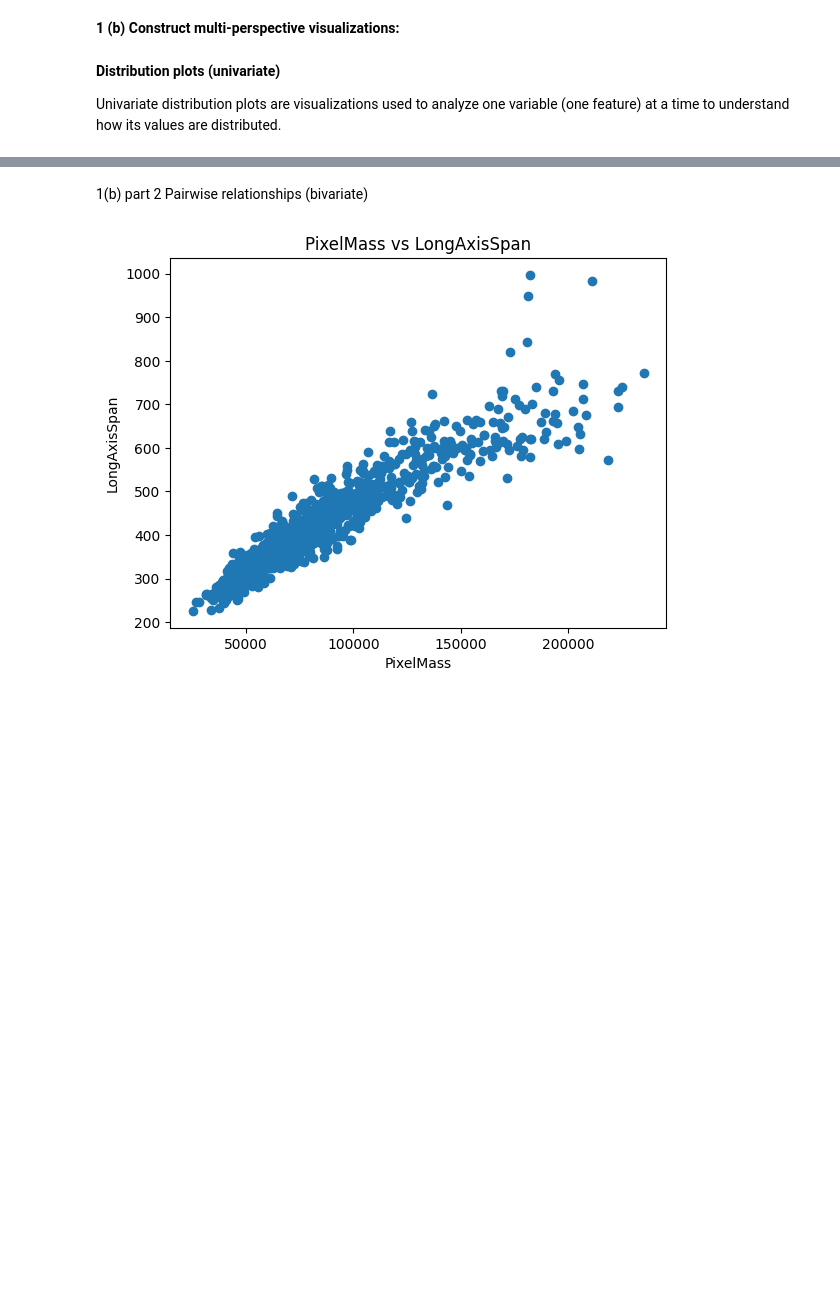
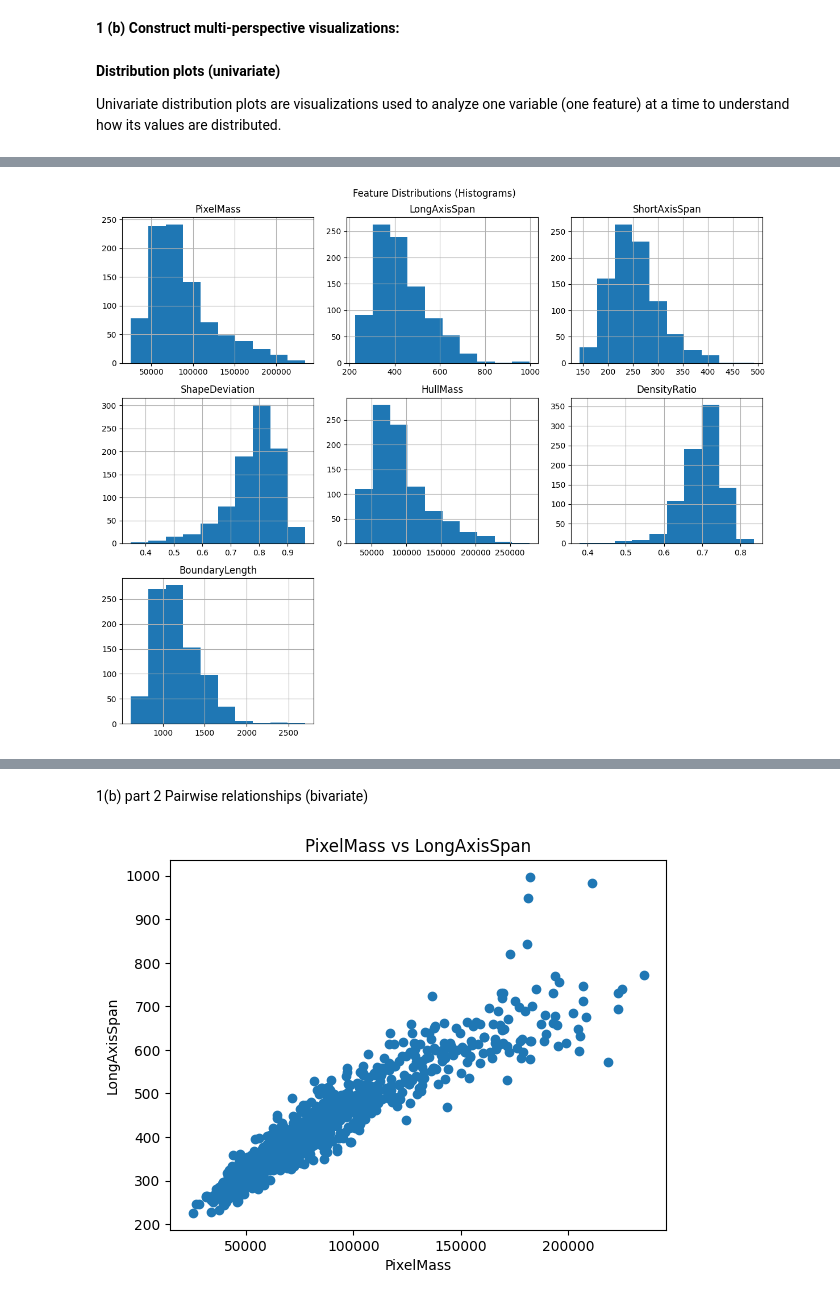
Before and after one commit to mulayvaibhav/agri_supply_chain_visual_inspection_system, a Jupyter notebook: ML_Assignment.ipynb, the cells around one changed output, grey strips where cells are left out. Cells and saved outputs as stored; diff of their text form; code cells hidden in the pictures; blank space fills up the shorter version.

```diff
--- a/ML_Assignment.ipynb
+++ b/ML_Assignment.ipynb
@@ -103,0 +92,9 @@ for col in numeric_cols:
+# %%
+# Plot histograms for all numeric features
+
+df.hist(figsize=(12,10))
+plt.suptitle("Feature Distributions (Histograms)")
+plt.tight_layout()
+plt.show()
+# %% [output]
+[figure, added]
```
Also changed, not shown: parts of 36 cells of this notebook.
